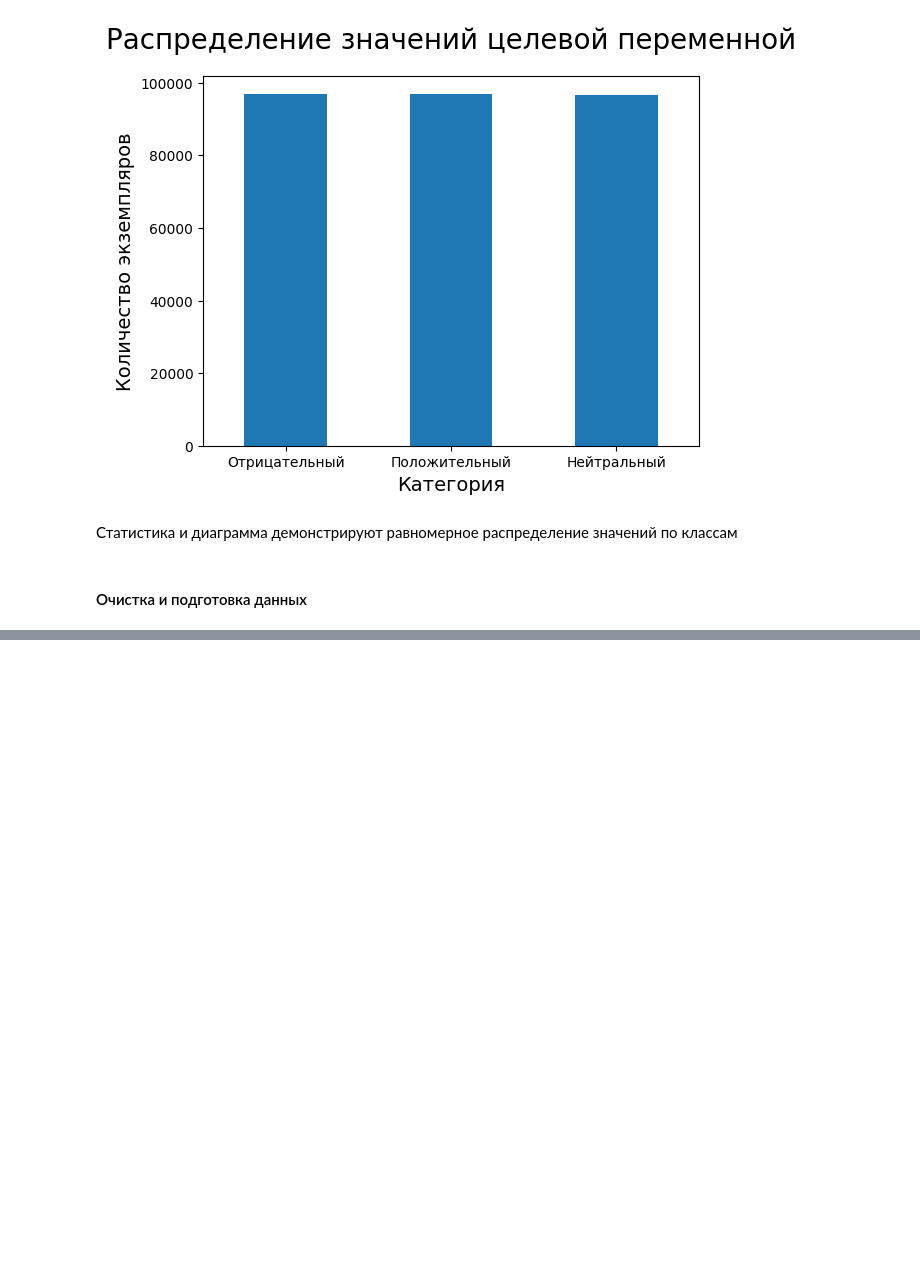
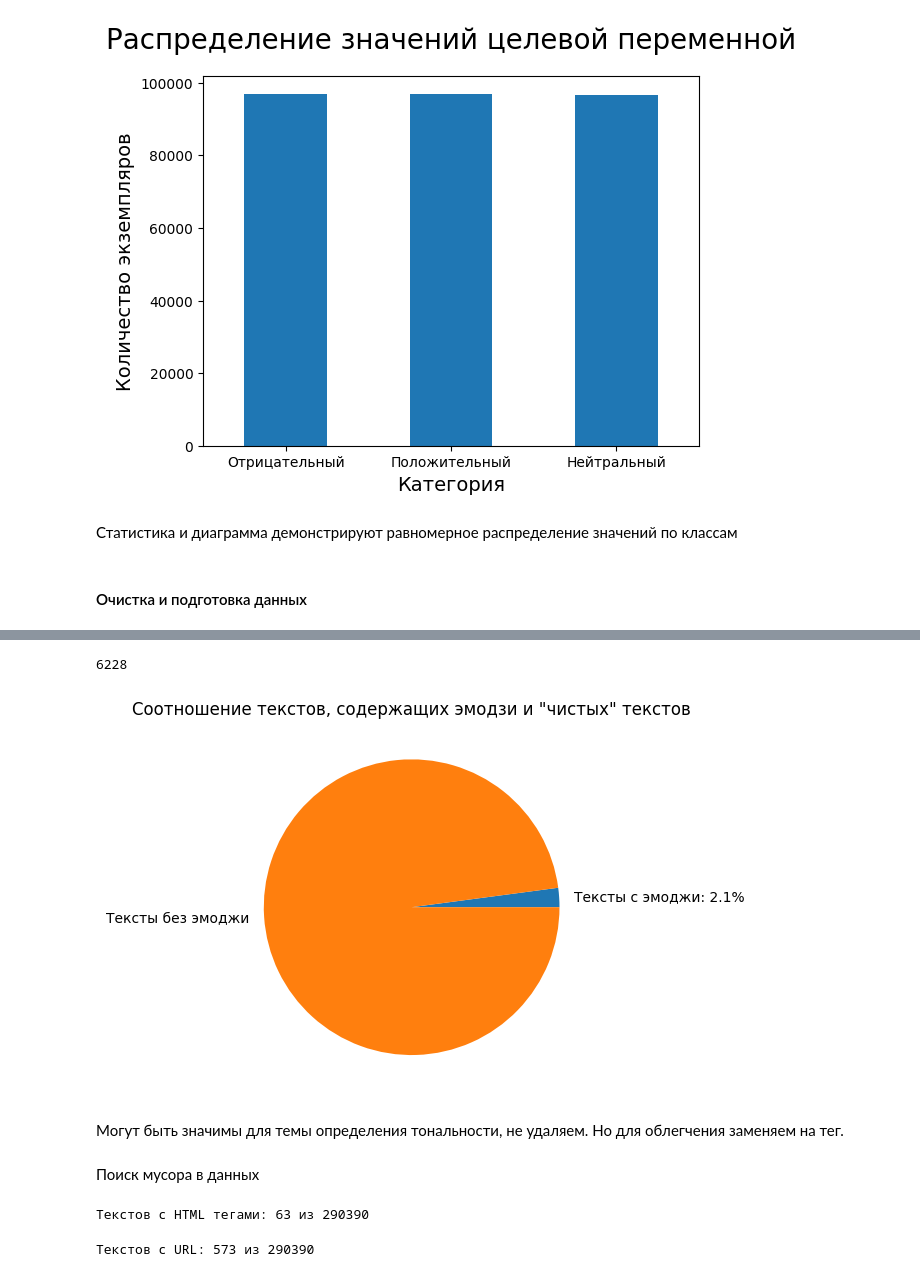
Before and after one commit to moon-may/Machine_Learning, a Jupyter notebook: main.ipynb, the cells around one changed output, grey strips where cells are left out. Saved outputs shown, nothing was run; the diff lists cells and outputs as text; code cells hidden in the pictures; blank space fills up the shorter version.

Commit message:
Очистка данных

```diff
--- a/main.ipynb
+++ b/main.ipynb
@@ -96,7 +97,7 @@ df_copy[duplicates]
 | 290355 | Супер. | 1 |
 68 rows × 2 columns
 # %%
-df_clean = df_copy.drop_duplicates(subset=['text'])
+df_clean = df_copy.drop_duplicates(subset=['text']).copy()
 df_clean.shape
 # %% [output]
 (290390, 2)
@@ -140,0 +143,3 @@ import nltk
+# %%
+df_clean['clear_text'] = df_clean['text'].str.lower()
+df_clean.head(10)
@@ -140,0 +158,24 @@ import nltk
+# %%
+emoji_pattern = re.compile("["
+    u"\U0001F600-\U0001F64F"
+    u"\U0001F300-\U0001F5FF"
+    u"\U0001F680-\U0001F6FF"
+    "]+", flags=re.UNICODE)
+# %%
+is_emoji = df_clean['clear_text'].str.contains(emoji_pattern, na=False, regex=True)
+text_with_emoji = is_emoji.sum()
+
+text_with_emoji
+# %% [output]
+6228
+# %%
+emoji_pie = [text_with_emoji, df_clean.shape[0]]
+emoji_percent = text_with_emoji / df_clean.shape[0] * 100
+labels = [f'Тексты с эмоджи: {emoji_percent:.1f}%', 'Тексты без эмоджи']
+plt.pie(emoji_pie, labels=labels)
+plt. title('Соотношение текстов, содержащих эмодзи и "чистых" текстов')
+plt.show()
+# %% [output]
+[figure, added]
+# %% [markdown]
+Могут быть значимы для темы определения тональности, не удаляем. Но для облегчения заменяем на тег.
@@ -140,0 +189,14 @@ import nltk
+# %% [markdown]
+Поиск мусора в данных
+# %%
+html_pattern = re.compile(r'<[^>]+>')
+has_html = df_clean['text'].str.contains(html_pattern, na=False).sum()
+print(f"Текстов с HTML тегами: {has_html} из {len(df_clean)}")
+# %% [output]
+Текстов с HTML тегами: 63 из 290390
+# %%
+url_pattern = re.compile(r'https?://\S+|www\.\S+')
+has_url = df_clean['text'].str.contains(url_pattern, na=False).sum()
+print(f"Текстов с URL: {has_url} из {len(df_clean)}")
+# %% [output]
+Текстов с URL: 573 из 290390
```
Also changed, not shown: parts of 10 cells of this notebook.
